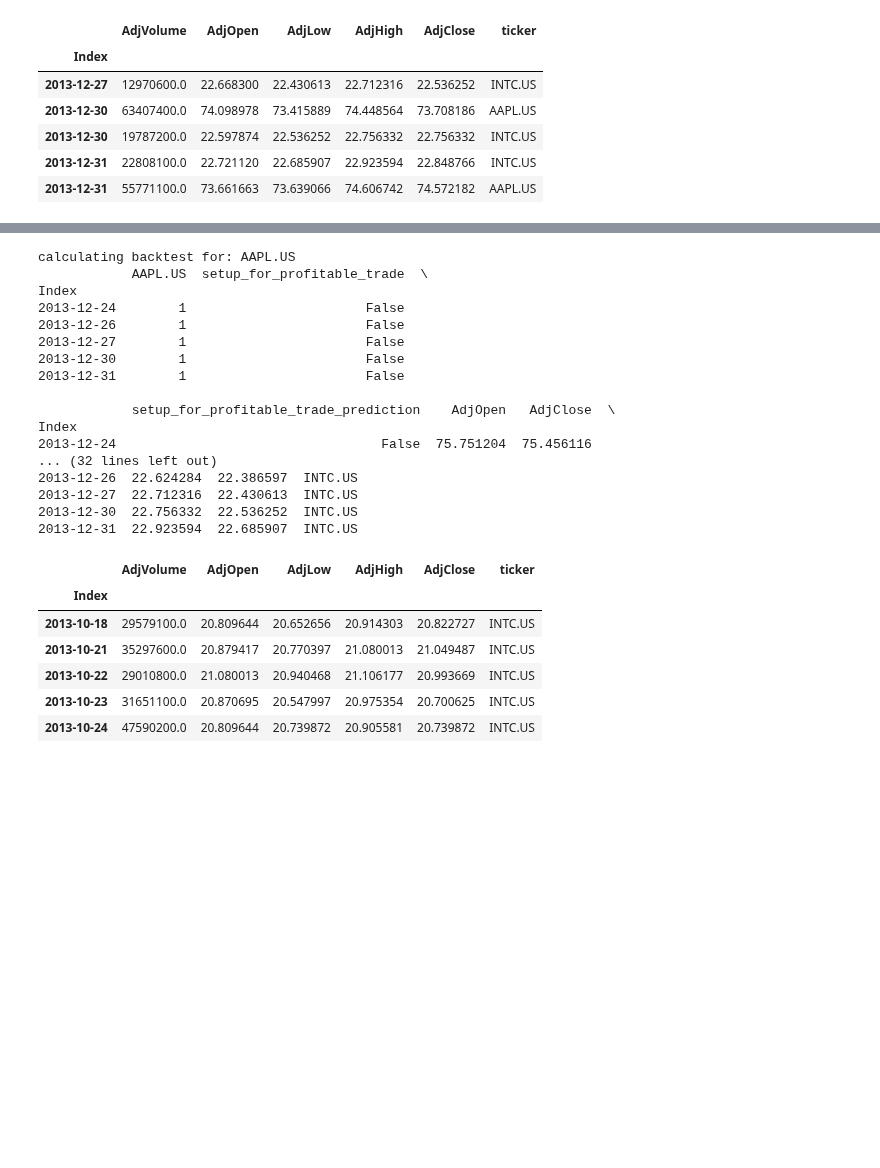
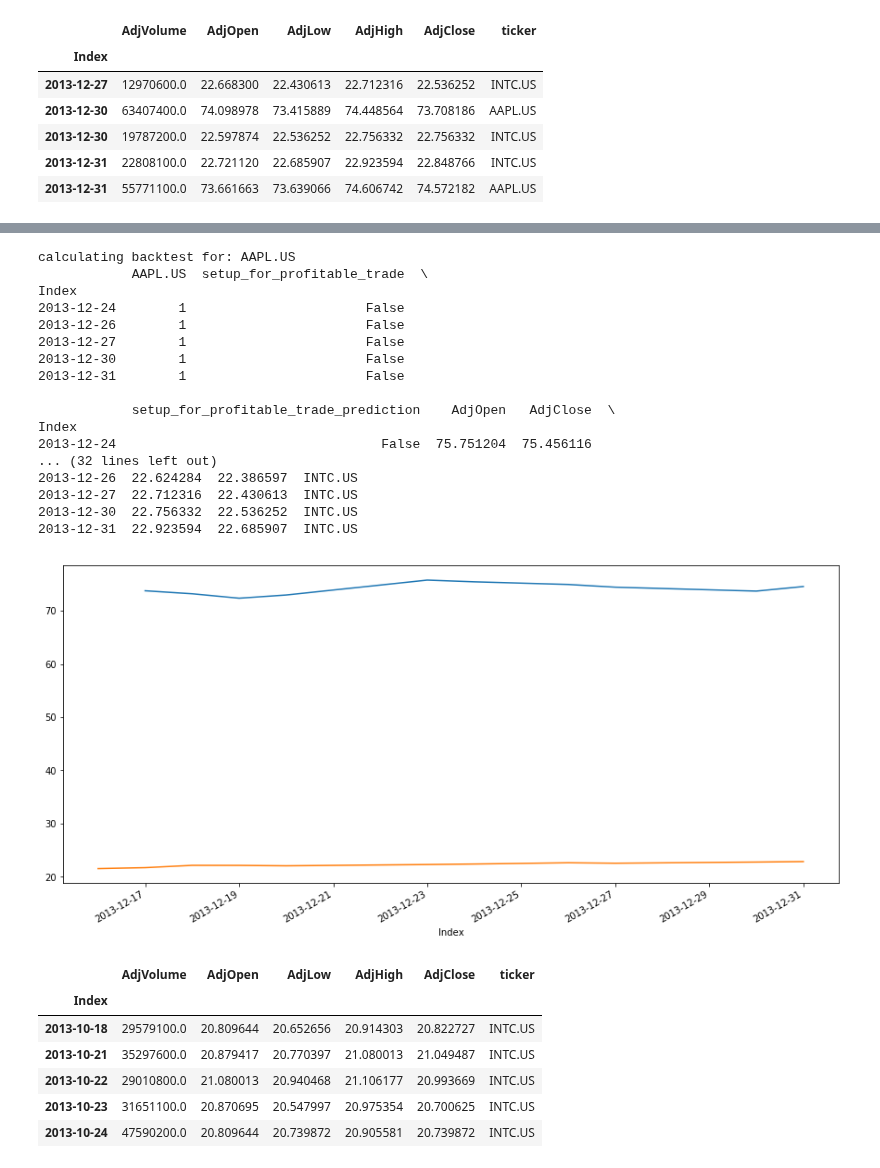
Before and after one commit to Lindstaedt/Stock-recommendation-with-ML, a Jupyter notebook: notebooks/03.0-fl-model-training-sklearn.ipynb, the cells around one changed output, grey strips where cells are left out. Cells and saved outputs as stored; diff of their text form; code cells hidden in the pictures; blank space fills up the shorter version.

Commit message:
feat: improved charting of ticker data for backtest

```diff
--- a/notebooks/03.0-fl-model-training-sklearn.ipynb
+++ b/notebooks/03.0-fl-model-training-sklearn.ipynb
@@ -275,34 +275,36 @@ for ticker in tqdm_notebook(symbols):
     # ensure we got the right rows from the downloaded data for this stock
     assert (ticker == df_downloaded_data_this_ticker_backtest_dates['ticker']).all
 
     # now that we know we have the right data, keep only most important columns
     df_downloaded_data_this_ticker_backtest_dates = df_downloaded_data_this_ticker_backtest_dates[['AdjOpen', 'AdjClose',
                                                                                                   'AdjHigh', 'AdjLow', 'ticker']]
 
 
-
+    # build dataframe that has downloaded data and prediction and true strategy result for backtest time period
     df_backtest_this_ticker_with_downloaded_data = df_backtest_this_ticker.join(df_downloaded_data_this_ticker_backtest_dates)
 
     print(df_backtest_this_ticker_with_downloaded_data.tail())
+    df_backtest_this_ticker_with_downloaded_data['AdjClose'].plot(figsize=(15,7))
 # %% [output]
 [interactive output not drawn]
 calculating backtest for: AAPL.US
             AAPL.US  setup_for_profitable_trade  \
 Index
 2013-12-24        1                       False
 2013-12-26        1                       False
 2013-12-27        1                       False
 2013-12-30        1                       False
 2013-12-31        1                       False
 
             setup_for_profitable_trade_prediction    AdjOpen   AdjClose  \
 Index
 2013-12-24                                  False  75.751204  75.456116
 ... (32 lines left out)
 2013-12-26  22.624284  22.386597  INTC.US
 2013-12-27  22.712316  22.430613  INTC.US
 2013-12-30  22.756332  22.536252  INTC.US
 2013-12-31  22.923594  22.685907  INTC.US
+[figure, added]
 # %%
 df_downloaded_all_tickers.loc[ df_downloaded_all_tickers['ticker']=='INTC.US', :].head()
 # %% [output]
```
